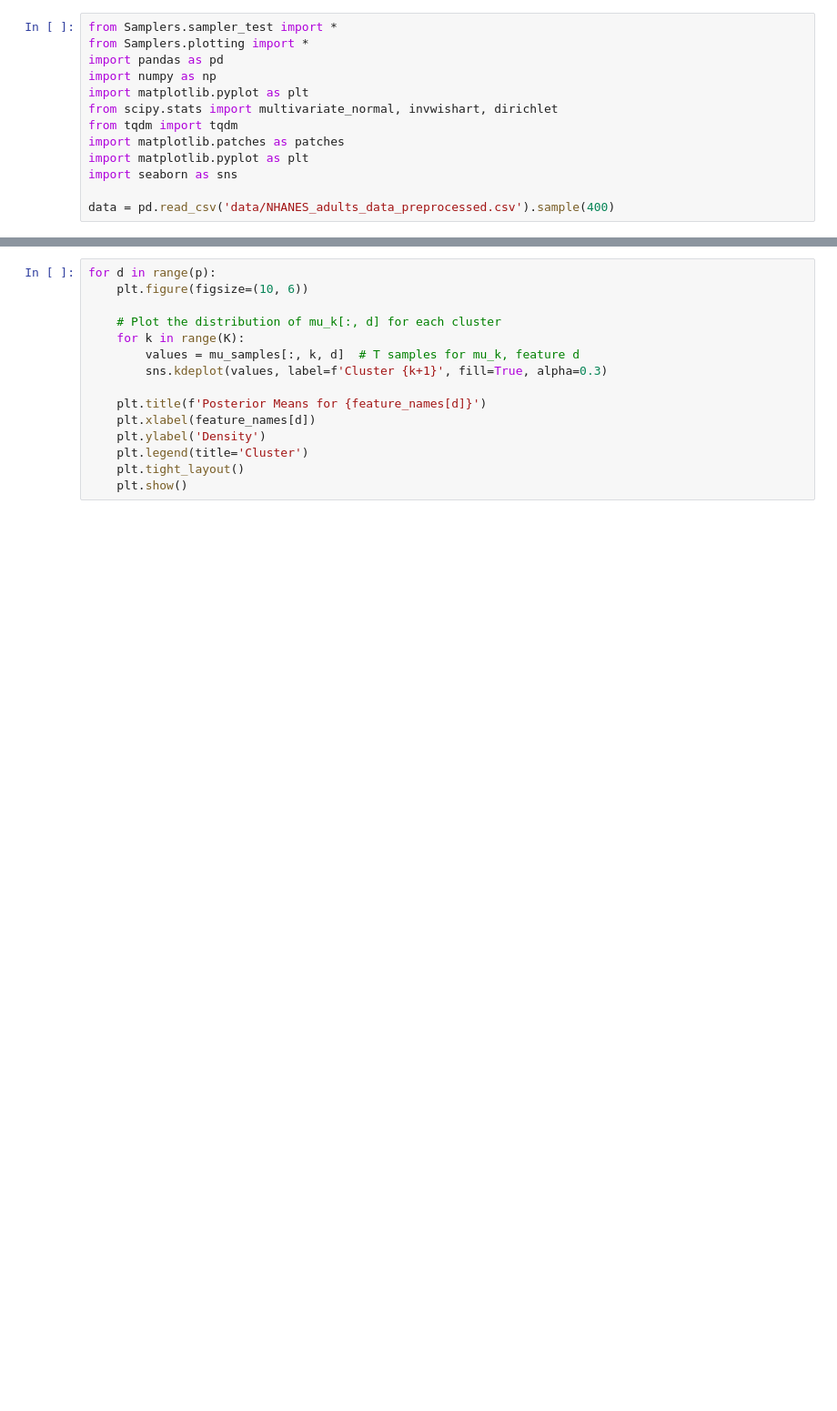
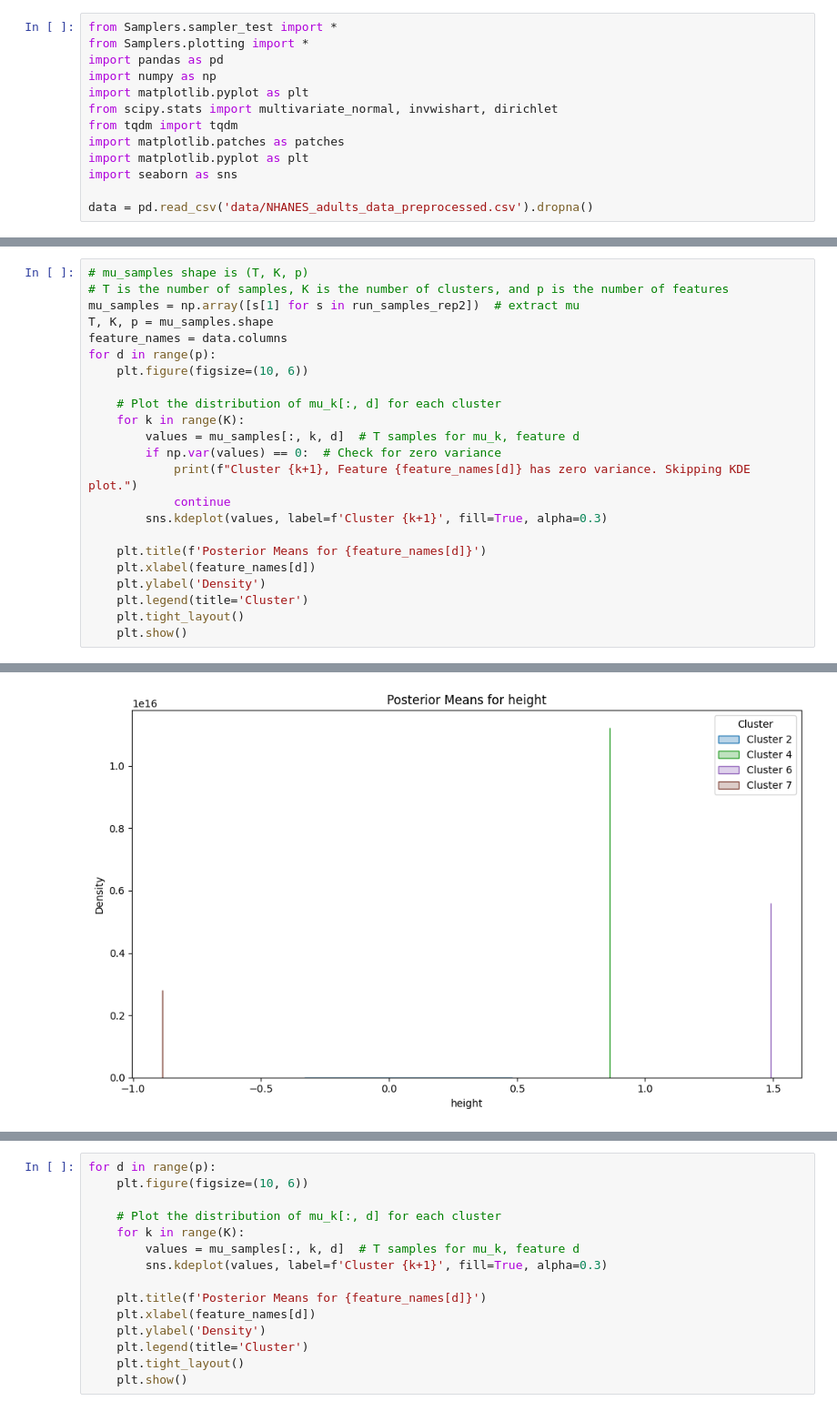
Before and after one commit to yq1821/M4R, a Jupyter notebook: high_dimension.ipynb, the cells around one changed output, grey strips where cells are left out. Shown at 91% size. Saved outputs shown, nothing was run; the diff lists cells and outputs as text; blank space fills up the shorter version.

```diff
--- a/high_dimension.ipynb
+++ b/high_dimension.ipynb
@@ -10,4 +10,4 @@ import matplotlib.patches as patches
 import matplotlib.pyplot as plt
 import seaborn as sns
 
-data = pd.read_csv('data/NHANES_adults_data_preprocessed.csv').sample(400)
+data = pd.read_csv('data/NHANES_adults_data_preprocessed.csv').dropna()
@@ -30,0 +174,24 @@ def h1(mu):
+# %%
+# mu_samples shape is (T, K, p)
+# T is the number of samples, K is the number of clusters, and p is the number of features
+mu_samples = np.array([s[1] for s in run_samples_rep2])  # extract mu
+T, K, p = mu_samples.shape
+feature_names = data.columns
+for d in range(p):
+    plt.figure(figsize=(10, 6))
+
+    # Plot the distribution of mu_k[:, d] for each cluster
+    for k in range(K):
+        values = mu_samples[:, k, d]  # T samples for mu_k, feature d
+        if np.var(values) == 0:  # Check for zero variance
+            print(f"Cluster {k+1}, Feature {feature_names[d]} has zero variance. Skipping KDE plot.")
+            continue
+        sns.kdeplot(values, label=f'Cluster {k+1}', fill=True, alpha=0.3)
+
+    plt.title(f'Posterior Means for {feature_names[d]}')
+    plt.xlabel(feature_names[d])
+    plt.ylabel('Density')
+    plt.legend(title='Cluster')
+    plt.tight_layout()
+    plt.show()
+# %% [output]
@@ -30,0 +202 @@ def h1(mu):
+[figure, added]
```
Also changed, not shown: parts of 14 cells of this notebook, 1 other file.
